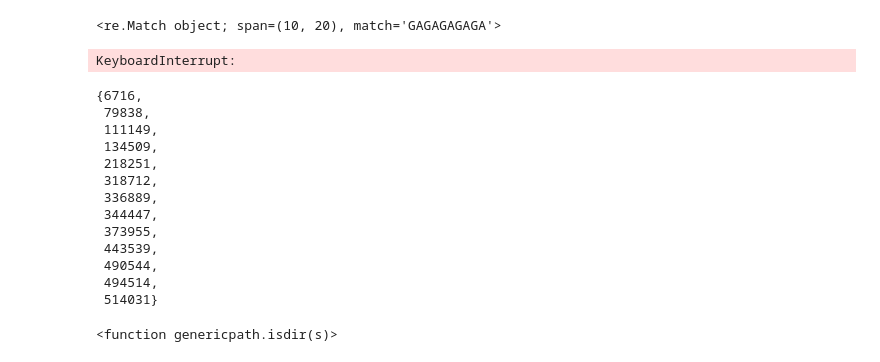
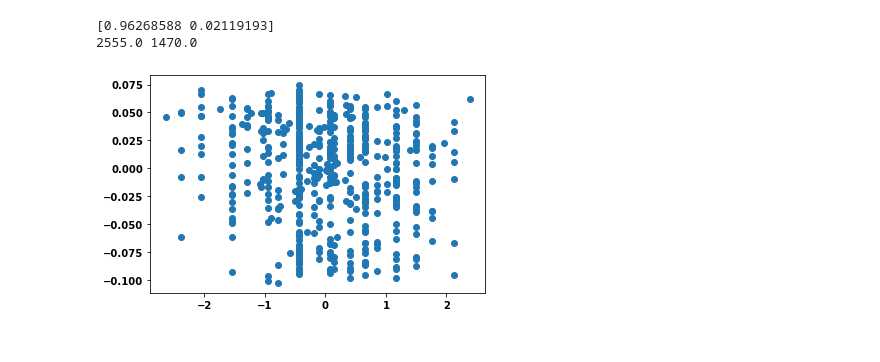
Before and after one commit to michaelrstadler/hic, a Jupyter notebook: bin/notebooks/GA-repeats.ipynb, the cells around one changed output. Cells and saved outputs as stored; diff of their text form; code cells hidden in the pictures.

```diff
--- a/bin/notebooks/GA-repeats.ipynb
+++ b/bin/notebooks/GA-repeats.ipynb
@@ -5,47 +24,0 @@ import re
-# %%
-pattern= re.compile("(GA){5}")
-pattern.search('GAGAGTCGTAGAGAGAGAGAGAGAGAGAGAGAG')
-# %% [output]
-<re.Match object; span=(10, 20), match='GAGAGAGAGA'>
-# %%
-fastq = '/Volumes/stadler_5tb/old-red/illumina_data/HIC-64_run2_R1_001.fastq.gz'
-
-with gzip.open(fastq, 'rt') as handle:
-    lnum = 0
-    hits = []
-    lnums = set()
-    pattern= re.compile("(AAGAG){5}")
-    for record in SeqIO.parse(handle, "fastq"):
-        if pattern.search(str(record.seq)):
-            hits.append(record)
-            lnums.add(lnum)
-        lnum += 1
-        if (lnum % 1_000_000) == 0:
-            print(lnum / 1_000_000, end=' ')
-            pass
-            #break
-
-hits
-# %% [output]
-KeyboardInterrupt:
-# %%
-lnums
-# %% [output]
-{6716,
- 79838,
- 111149,
- 134509,
- 218251,
- 318712,
- 336889,
- 344447,
- 373955,
- 443539,
- 490544,
- 494514,
- 514031}
-# %%
-import os
-os.path.isdir
-# %% [output]
-<function genericpath.isdir(s)>
@@ -51,0 +133,27 @@ os.path.isdir
+# %%
+bin_size = 25_000
+chrom = 'X'
+start = 200
+end = 700
+bowtie1 = '/Users/michaelstadler/Bioinformatics/Projects/insulators/data/mapping/GAreps/HiC-66_GAcomp_combined_unique.bowtie'
+bowtie2 = '/Users/michaelstadler/Bioinformatics/Projects/insulators/data/mapping/GAreps/HiC-67_GAcomp_combined_unique.bowtie'
+matrix_file_stem = '/Users/michaelstadler/Bioinformatics/Projects/insulators/outputs/hic-57_binCounts_25kB_chr'
+
+
+bc1, maxbins = count_bins(bowtie1, bin_size)
+bc2, _ = count_bins(bowtie2, bin_size)
+mat = np.loadtxt(matrix_file_stem + chrom + '.txt.gz')
+comp = process_plot_compartments(mat, start, end, plot=True);
+plt.savefig("/Users/michaelstadler/Bioinformatics/Projects/insulators/data/figure_data/1.png")
+plt.close()
+bc1_normed, bc2_normed = plot_1D_counts(bc1, bc2, maxbins, chrom, start, end);
+plt.tight_layout()
+plt.savefig("/Users/michaelstadler/Bioinformatics/Projects/insulators/data/figure_data/2.png")
+plt.close()
+plot_compartment_vs_foldchange(bc1_normed, bc2_normed, comp)
+
+plt.savefig("/Users/michaelstadler/Bioinformatics/Projects/insulators/data/figure_data/3.png")
+# %% [output]
+[0.96268588 0.02119193]
+2555.0 1470.0
+[figure, added]
```
Also changed, not shown: parts of 8 cells of this notebook, 2 other files.
